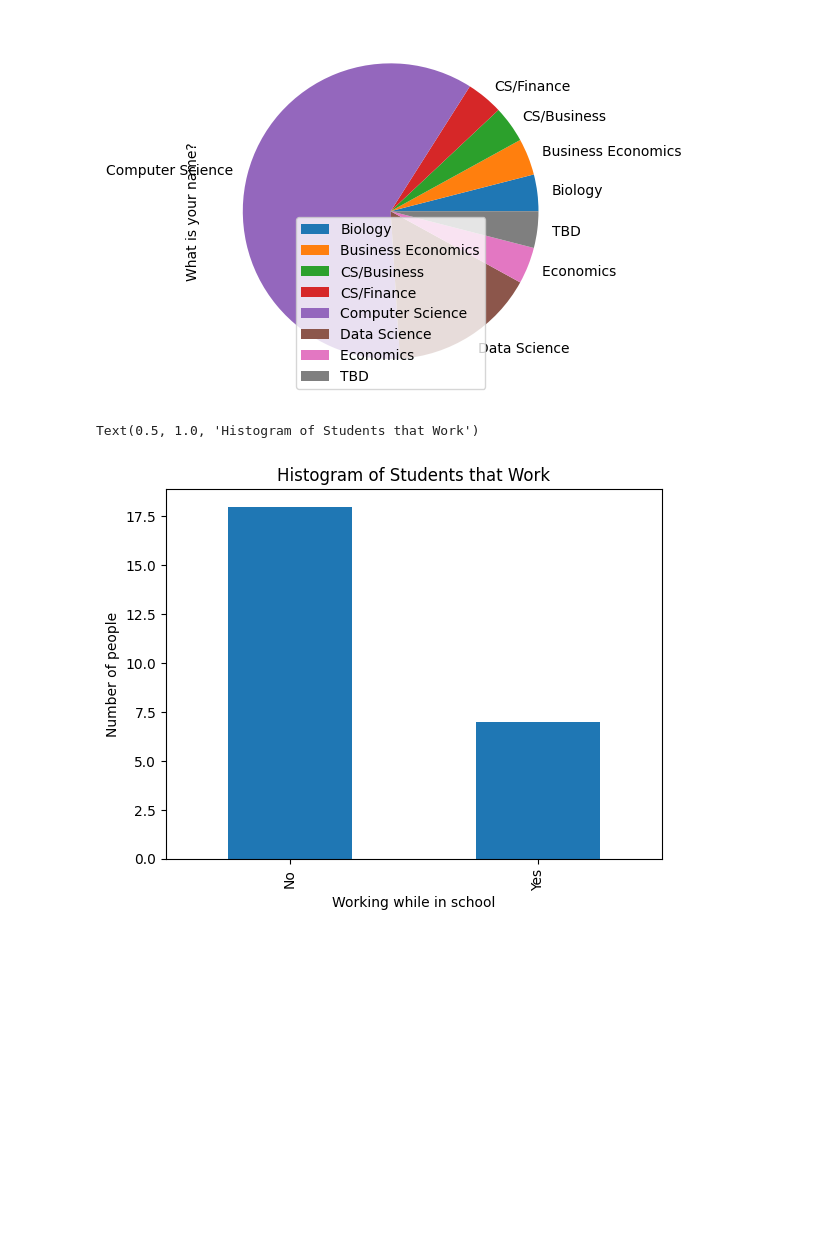
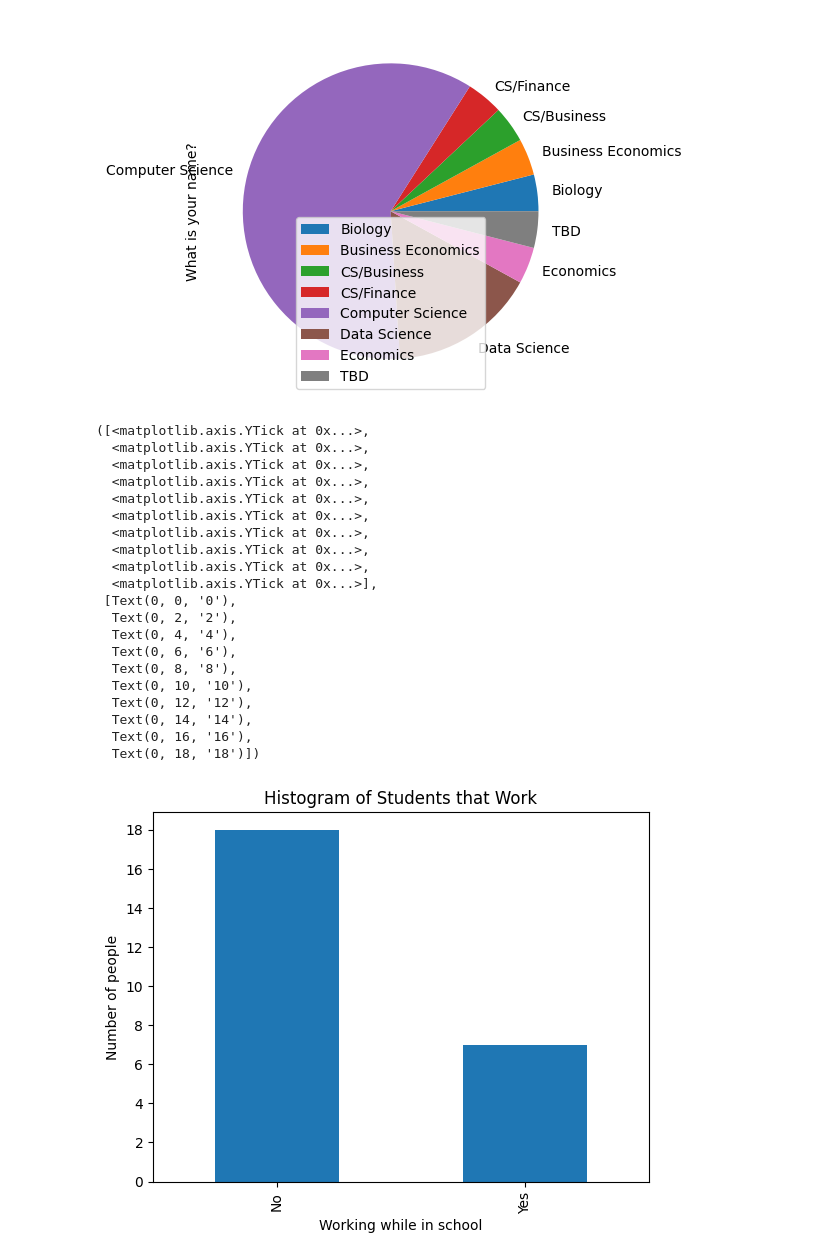
Before and after one commit to tsdandekar24/TanavDandekar_csci_1070_course, a Jupyter notebook: week_04_homework.ipynb, the cells around one changed output. Saved outputs shown, nothing was run; the diff lists cells and outputs as text; code cells hidden in the pictures; blank space fills up the shorter version.

```diff
--- a/week_04_homework.ipynb
+++ b/week_04_homework.ipynb
@@ -134,11 +117,31 @@ agg_major.plot(kind = "pie", y = "What is your name?")
 # %%
 # Histogram (Working while in school)
 work_count = new_survey_df["Are you working while in school?"].value_counts()
 work_count.plot(kind = "bar")
 plt.xlabel("Working while in school")
 plt.ylabel("Number of people")
 plt.title("Histogram of Students that Work")
+plt.yticks(np.arange(0, 20, step = 2))
 # This graph shows that most of the students in the class don't work right now.
 # %% [output]
-Text(0.5, 1.0, 'Histogram of Students that Work')
+([<matplotlib.axis.YTick at 0x...>,
+  <matplotlib.axis.YTick at 0x...>,
+  <matplotlib.axis.YTick at 0x...>,
+  <matplotlib.axis.YTick at 0x...>,
+  <matplotlib.axis.YTick at 0x...>,
+  <matplotlib.axis.YTick at 0x...>,
+  <matplotlib.axis.YTick at 0x...>,
+  <matplotlib.axis.YTick at 0x...>,
+  <matplotlib.axis.YTick at 0x...>,
+  <matplotlib.axis.YTick at 0x...>],
+ [Text(0, 0, '0'),
+  Text(0, 2, '2'),
+  Text(0, 4, '4'),
+  Text(0, 6, '6'),
+  Text(0, 8, '8'),
+  Text(0, 10, '10'),
+  Text(0, 12, '12'),
+  Text(0, 14, '14'),
+  Text(0, 16, '16'),
+  Text(0, 18, '18')])
-[figure, old version]
+[figure, new version]
```
Also changed, not shown: parts of 4 cells of this notebook.
